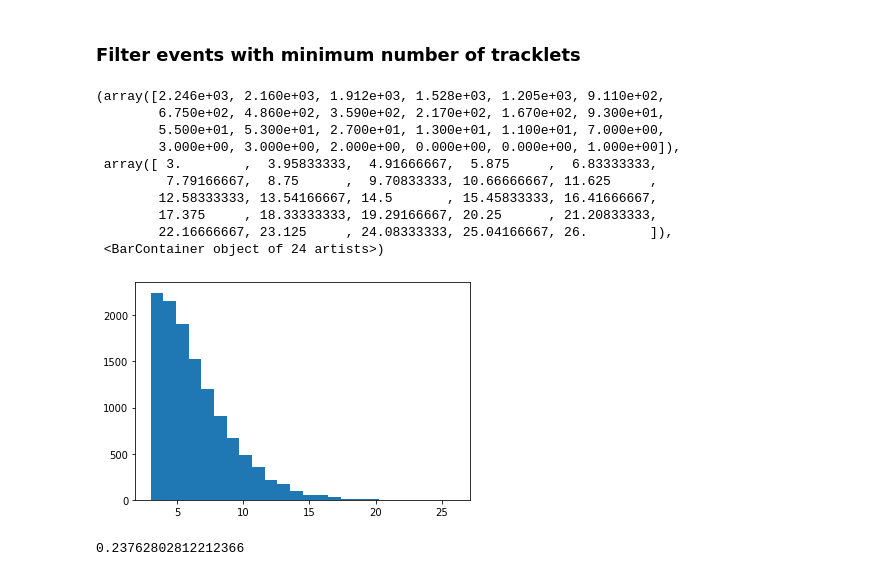
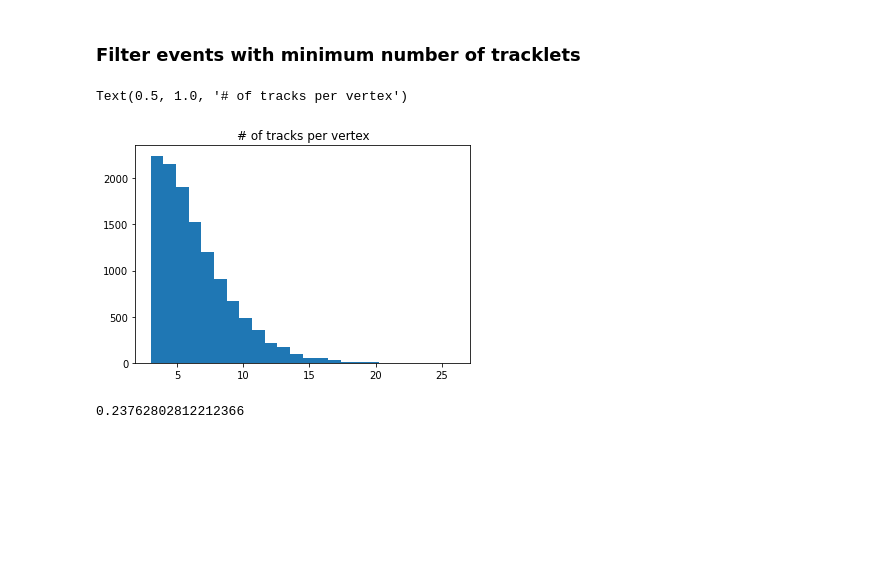
Before and after one commit to olyjazzhead/DiVertAnalysis, a Jupyter notebook: MS Vertex Selection.ipynb, the cells around one changed output. Drawn from its saved outputs; the diff is of its cells as text; code cells hidden in the pictures; blank space fills up the shorter version.

```diff
--- a/MS Vertex Selection.ipynb
+++ b/MS Vertex Selection.ipynb
@@ -81,19 +87,11 @@ pct(hits_endcap_cut) *100
 #Discard erroneous values
 good_trks = ntrks[ntrks > 0]
 # %%
-#Plot number of tracks per event
-plt.hist(ak.flatten(good_trks), bins = ak.max(ntrks-2))
+#Plot number of tracks per vertex
+plt.hist(ak.flatten(good_trks), bins = (ak.max(ntrks)-2), label = "#number of track per vertex")
+plt.title("# of tracks per vertex")
 # %% [output]
-(array([2.246e+03, 2.160e+03, 1.912e+03, 1.528e+03, 1.205e+03, 9.110e+02,
-        6.750e+02, 4.860e+02, 3.590e+02, 2.170e+02, 1.670e+02, 9.300e+01,
-        5.500e+01, 5.300e+01, 2.700e+01, 1.300e+01, 1.100e+01, 7.000e+00,
-        3.000e+00, 3.000e+00, 2.000e+00, 0.000e+00, 0.000e+00, 1.000e+00]),
- array([ 3.        ,  3.95833333,  4.91666667,  5.875     ,  6.83333333,
-         7.79166667,  8.75      ,  9.70833333, 10.66666667, 11.625     ,
-        12.58333333, 13.54166667, 14.5       , 15.45833333, 16.41666667,
-        17.375     , 18.33333333, 19.29166667, 20.25      , 21.20833333,
-        22.16666667, 23.125     , 24.08333333, 25.04166667, 26.        ]),
- <BarContainer object of 24 artists>)
+Text(0.5, 1.0, '# of tracks per vertex')
-[figure, old version]
+[figure, new version]
 # %%
 #Will need to check # of tracks per vertex. Make sure there are 3(4) in barrel(endcap)
```
Also changed, not shown: parts of 42 cells of this notebook.
